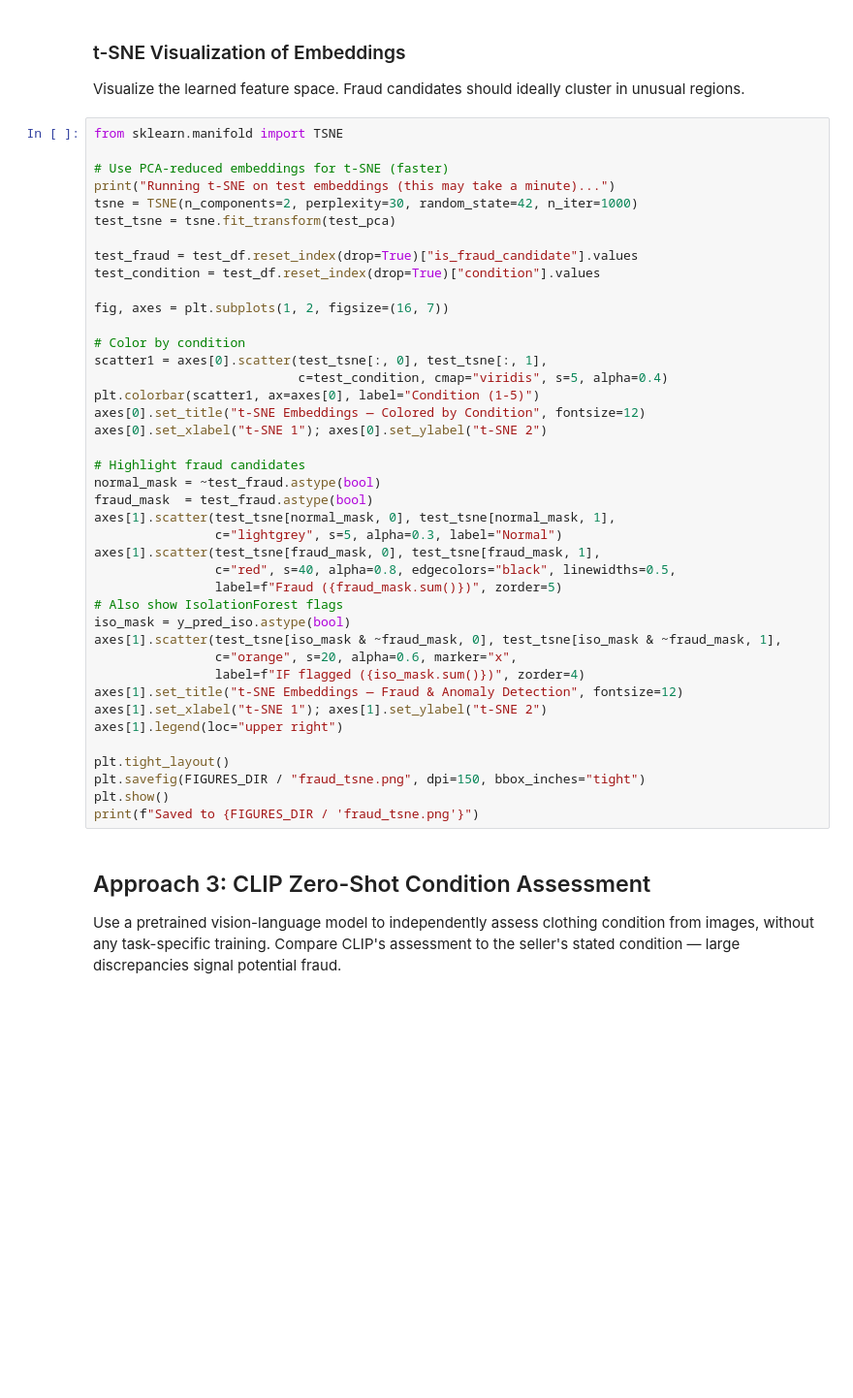
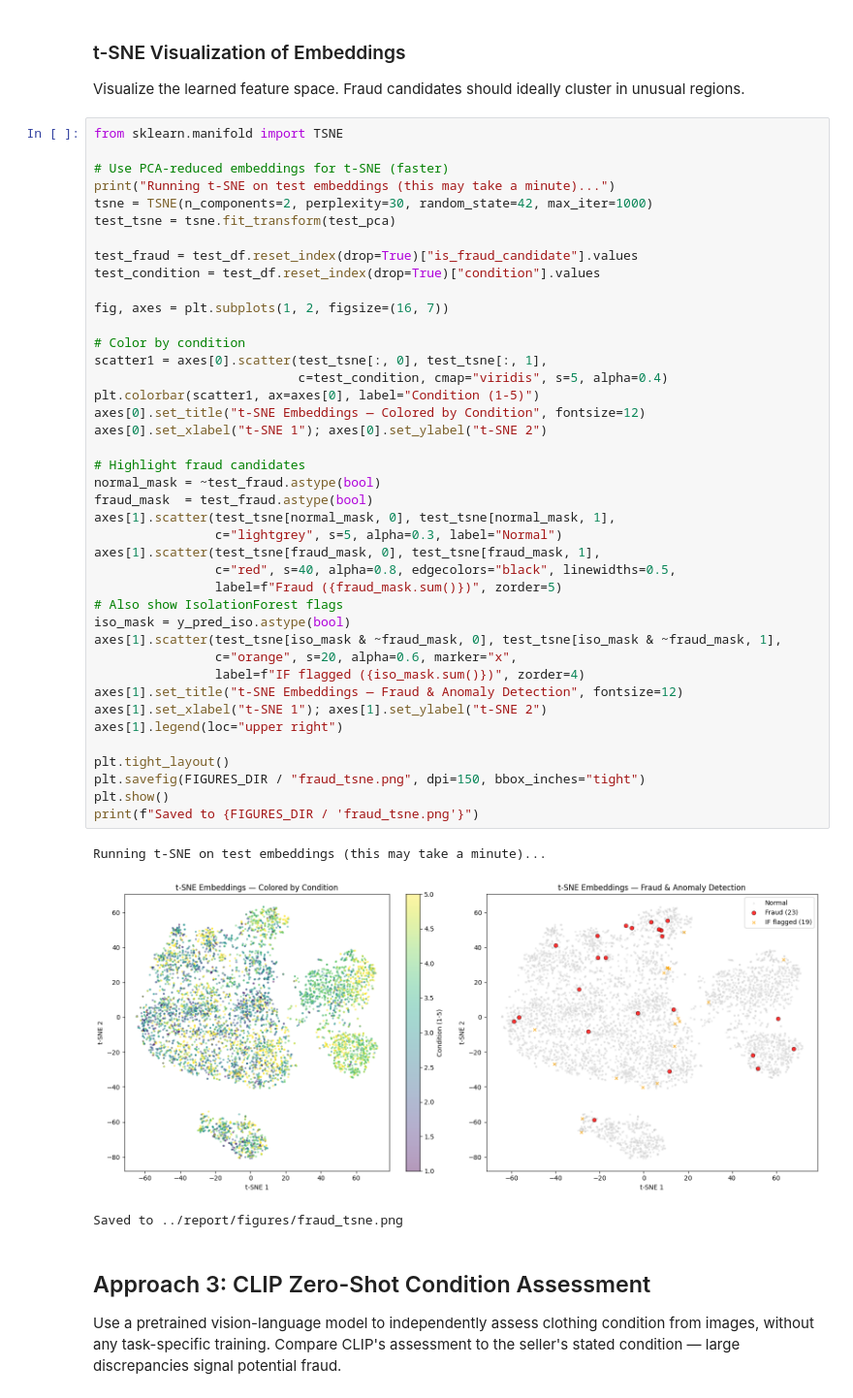
Before and after one commit to isaacsmith3/clothing-image-classifier, a Jupyter notebook: src/fraud_pipeline.ipynb, the cells around one changed output. Shown at 97% size. Cells and saved outputs as stored; diff of their text form; blank space fills up the shorter version.

Commit message:
v2 report

```diff
--- a/src/fraud_pipeline.ipynb
+++ b/src/fraud_pipeline.ipynb
@@ -253,7 +268,7 @@ from sklearn.manifold import TSNE
 
 # Use PCA-reduced embeddings for t-SNE (faster)
 print("Running t-SNE on test embeddings (this may take a minute)...")
-tsne = TSNE(n_components=2, perplexity=30, random_state=42, n_iter=1000)
+tsne = TSNE(n_components=2, perplexity=30, random_state=42, max_iter=1000)
 test_tsne = tsne.fit_transform(test_pca)
 
 test_fraud = test_df.reset_index(drop=True)["is_fraud_candidate"].values
@@ -262,33 +277,37 @@ test_condition = test_df.reset_index(drop=True)["condition"].values
 fig, axes = plt.subplots(1, 2, figsize=(16, 7))
 
 # Color by condition
 scatter1 = axes[0].scatter(test_tsne[:, 0], test_tsne[:, 1],
                            c=test_condition, cmap="viridis", s=5, alpha=0.4)
 plt.colorbar(scatter1, ax=axes[0], label="Condition (1-5)")
 axes[0].set_title("t-SNE Embeddings — Colored by Condition", fontsize=12)
 axes[0].set_xlabel("t-SNE 1"); axes[0].set_ylabel("t-SNE 2")
 
 # Highlight fraud candidates
 normal_mask = ~test_fraud.astype(bool)
 fraud_mask  = test_fraud.astype(bool)
 axes[1].scatter(test_tsne[normal_mask, 0], test_tsne[normal_mask, 1],
                 c="lightgrey", s=5, alpha=0.3, label="Normal")
 axes[1].scatter(test_tsne[fraud_mask, 0], test_tsne[fraud_mask, 1],
                 c="red", s=40, alpha=0.8, edgecolors="black", linewidths=0.5,
                 label=f"Fraud ({fraud_mask.sum()})", zorder=5)
 # Also show IsolationForest flags
 iso_mask = y_pred_iso.astype(bool)
 axes[1].scatter(test_tsne[iso_mask & ~fraud_mask, 0], test_tsne[iso_mask & ~fraud_mask, 1],
                 c="orange", s=20, alpha=0.6, marker="x",
                 label=f"IF flagged ({iso_mask.sum()})", zorder=4)
 axes[1].set_title("t-SNE Embeddings — Fraud & Anomaly Detection", fontsize=12)
 axes[1].set_xlabel("t-SNE 1"); axes[1].set_ylabel("t-SNE 2")
 axes[1].legend(loc="upper right")
 
 plt.tight_layout()
 plt.savefig(FIGURES_DIR / "fraud_tsne.png", dpi=150, bbox_inches="tight")
 plt.show()
 print(f"Saved to {FIGURES_DIR / 'fraud_tsne.png'}")
+# %% [output]
+Running t-SNE on test embeddings (this may take a minute)...
+[figure, added]
+Saved to ../report/figures/fraud_tsne.png
 # %% [markdown]
 ## Approach 3: CLIP Zero-Shot Condition Assessment
 
```
Also changed, not shown: parts of 7 cells of this notebook, 5 other files.
